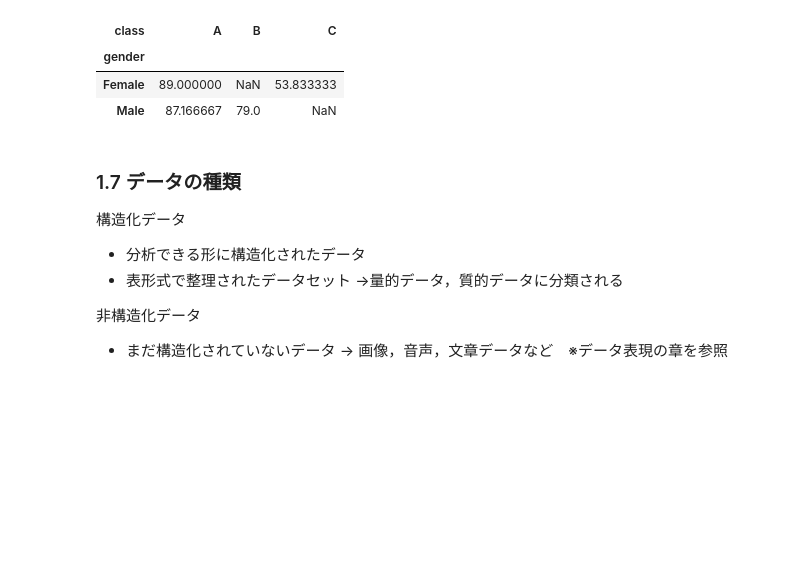
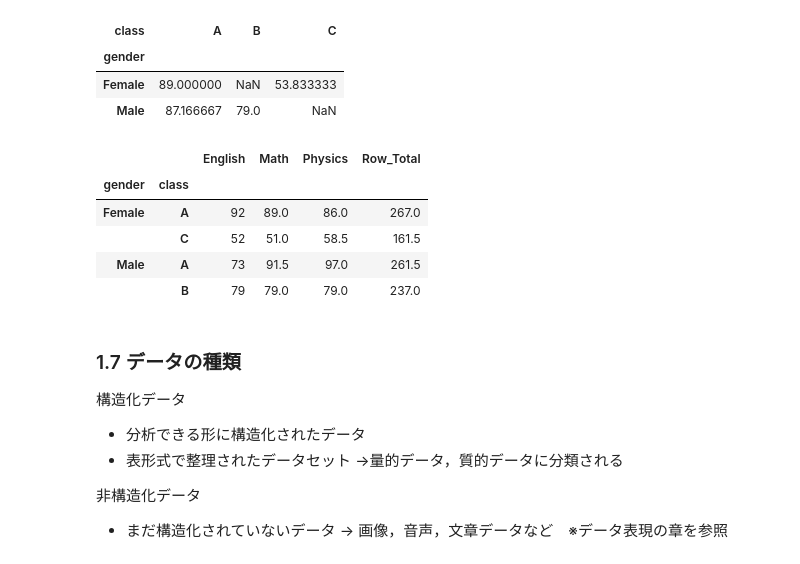
Before and after one commit to MDASH-shinshu/MDASH-T-DE, a Jupyter notebook: 5/5_data_processing_colab.ipynb, the cells around one changed output. Cells and saved outputs as stored; diff of their text form; code cells hidden in the pictures; blank space fills up the shorter version.

```diff
--- a/5/5_data_processing_colab.ipynb
+++ b/5/5_data_processing_colab.ipynb
@@ -252,9 +250,3 @@ pd.crosstab(index=df['gender'],columns=df['class'],values=df['Row_Average'],aggf
 | gender |  |  |  |
 | Female | 89.000000 | NaN | 53.833333 |
 | Male | 87.166667 | 79.0 | NaN |
-# %%
-# 科目別の点数の平均値を新たな列 Column_Average として追加する
-df.loc[:,'Column_Average'] = df[["Math", "English", "Physics"]].sum(axis=0) / 3  # 3科目であることが分かっている
-
-# インタラクティブ・テーブル機能を使って，ソートなど簡単な分析は可能だが，クロス分析は難しい
-df
@@ -264,3 +253,14 @@ pd.crosstab(index=df['gender'],columns=df['class'],values=df['Row_Average'],aggf
+# %%
+# pivot_tableを使って， [性別,クラス]別 の 学生平均点と合計のクロス集計（点数）を行う（欠損値の組み合わせは表示されないことに注意）
+# デフォルト（引数aggfuncを省略した場合）はnumpy.mean()が指定される
+pd.pivot_table(df[["gender", "class", "Math", "English", "Physics", "Row_Total"]], index=['gender', 'class'])
+# %% [output]
+|  |  | English | Math | Physics | Row_Total |
+| gender | class |  |  |  |  |
+| Female | A | 92 | 89.0 | 86.0 | 267.0 |
+|  | C | 52 | 51.0 | 58.5 | 161.5 |
+| Male | A | 73 | 91.5 | 97.0 | 261.5 |
+|  | B | 79 | 79.0 | 79.0 | 237.0 |
 # %% [markdown]
 ### 1.7 データの種類
 
```
Also changed, not shown: parts of 27 cells of this notebook.
